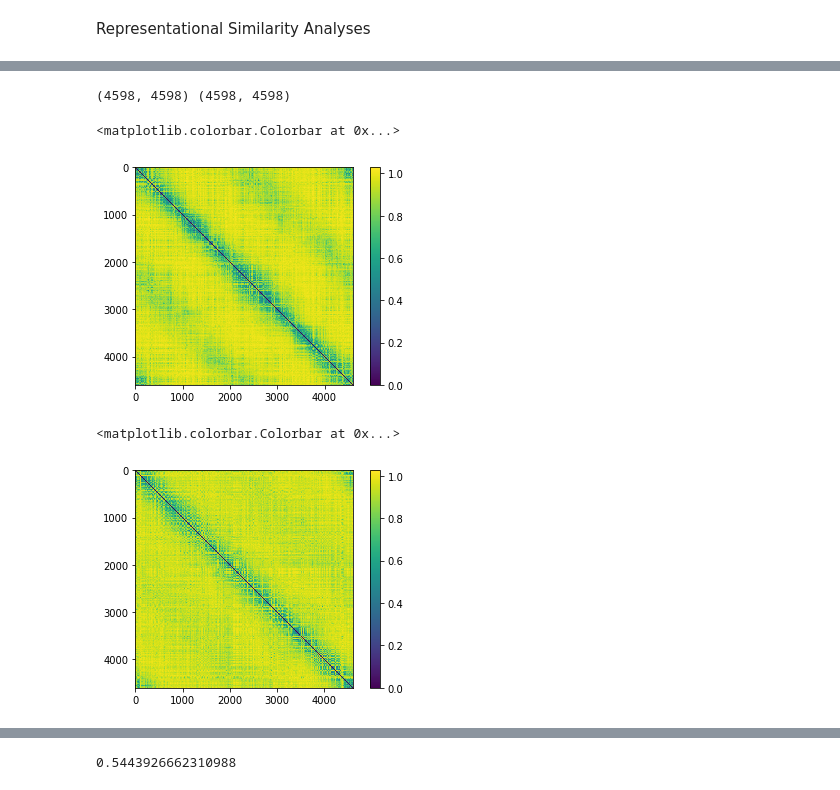
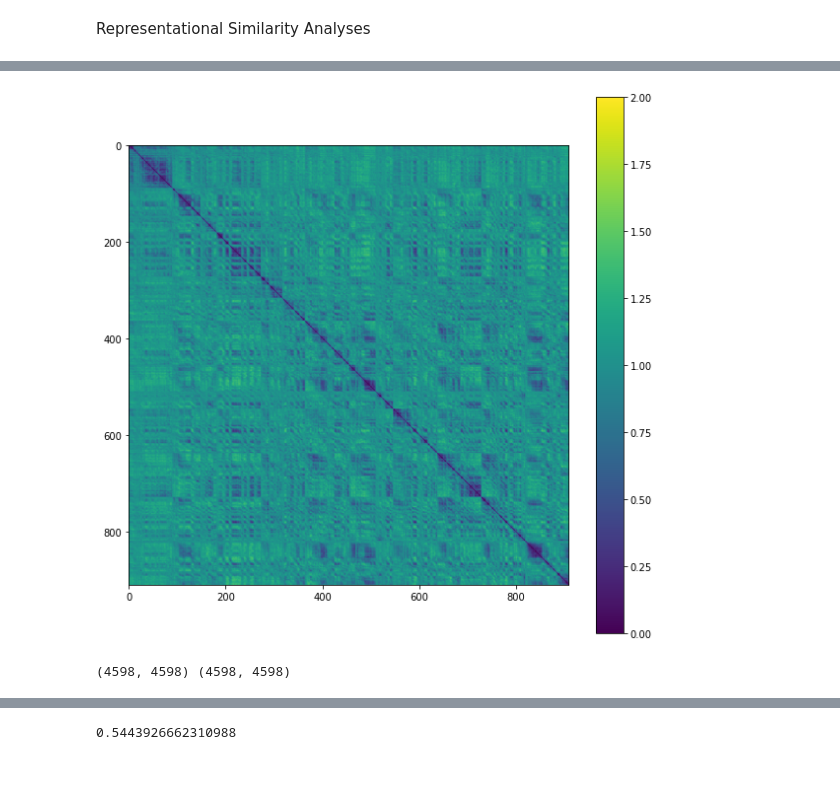
Before and after one commit to sekunder/NMA_Project, a Jupyter notebook: RSA_orientations.ipynb, the cells around one changed output, grey strips where cells are left out. Saved outputs shown, nothing was run; the diff lists cells and outputs as text; code cells hidden in the pictures.

```diff
--- a/RSA_orientations.ipynb
+++ b/RSA_orientations.ipynb
@@ -75,3 +92,10 @@ print(istim_minnie)
+# %%
+static_spont = {}
+static_spont['sresp'] = dats['static']['u_spont'] @ dats['static']['v_spont']
+static_spont['istim'] = np.arange(len(static_spont['sresp'][1]))
+rdm_spont_static, _ = make_rdm(static_spont)
+# %% [output]
+[figure, added]
 # %%
 # subselect stimuli that are in both datasets
 stim_intersect, minnie_sel, static_sel = np.intersect1d(istim_minnie, istim_static, return_indices=True)
@@ -85,16 +107,2 @@ print(rdm_static_sel.shape,rdm_minnie_sel.shape)
 # %% [output]
 (4598, 4598) (4598, 4598)
-# %%
-# Static Dissimilarity Matrix
-plt.imshow(rdm_static)
-plt.colorbar()
-# %% [output]
-<matplotlib.colorbar.Colorbar at 0x...>
-[figure, removed]
-# %%
-# Minnie Mouse Dissimilarity Matrix
-plt.imshow(rdm_minnie)
-plt.colorbar()
-# %% [output]
-<matplotlib.colorbar.Colorbar at 0x...>
-[figure, removed]
```
Also changed, not shown: parts of 13 cells of this notebook.
